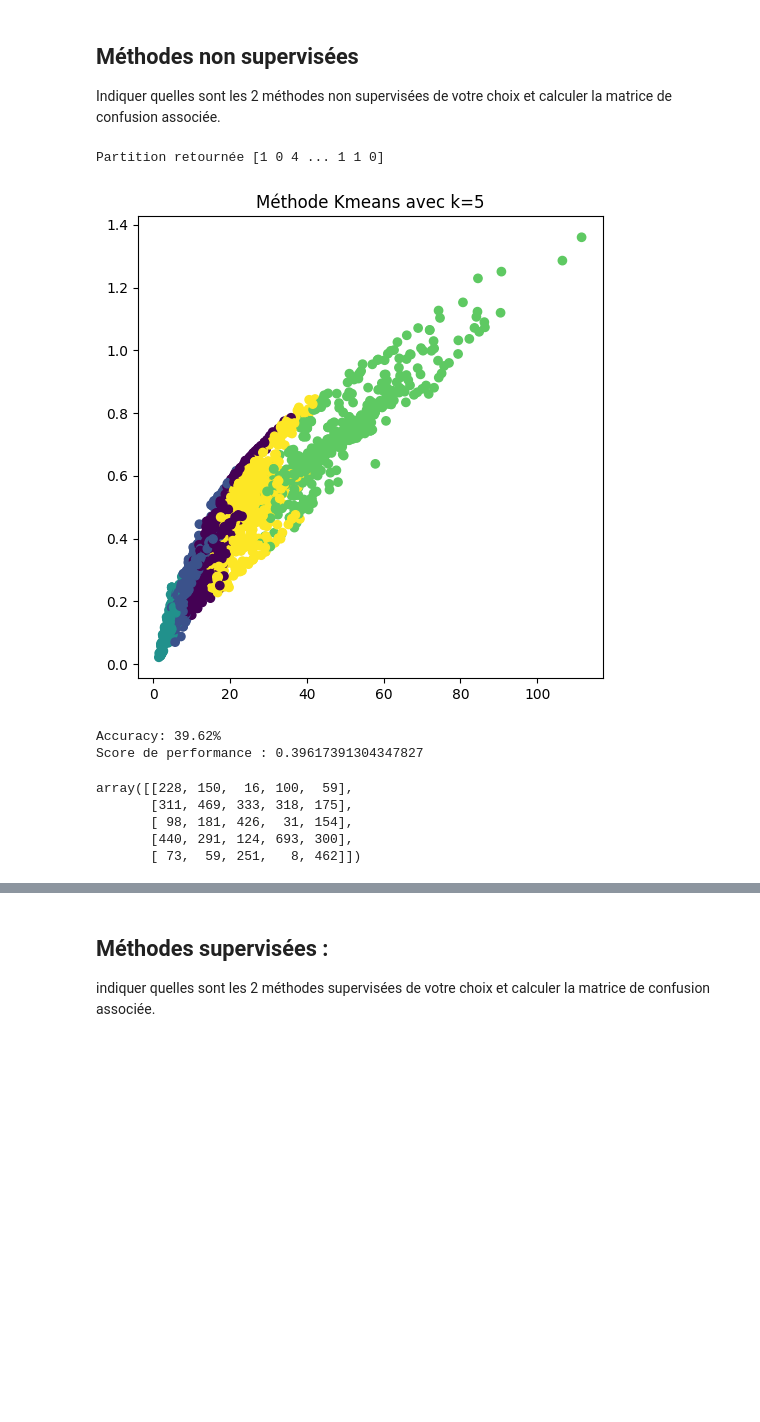
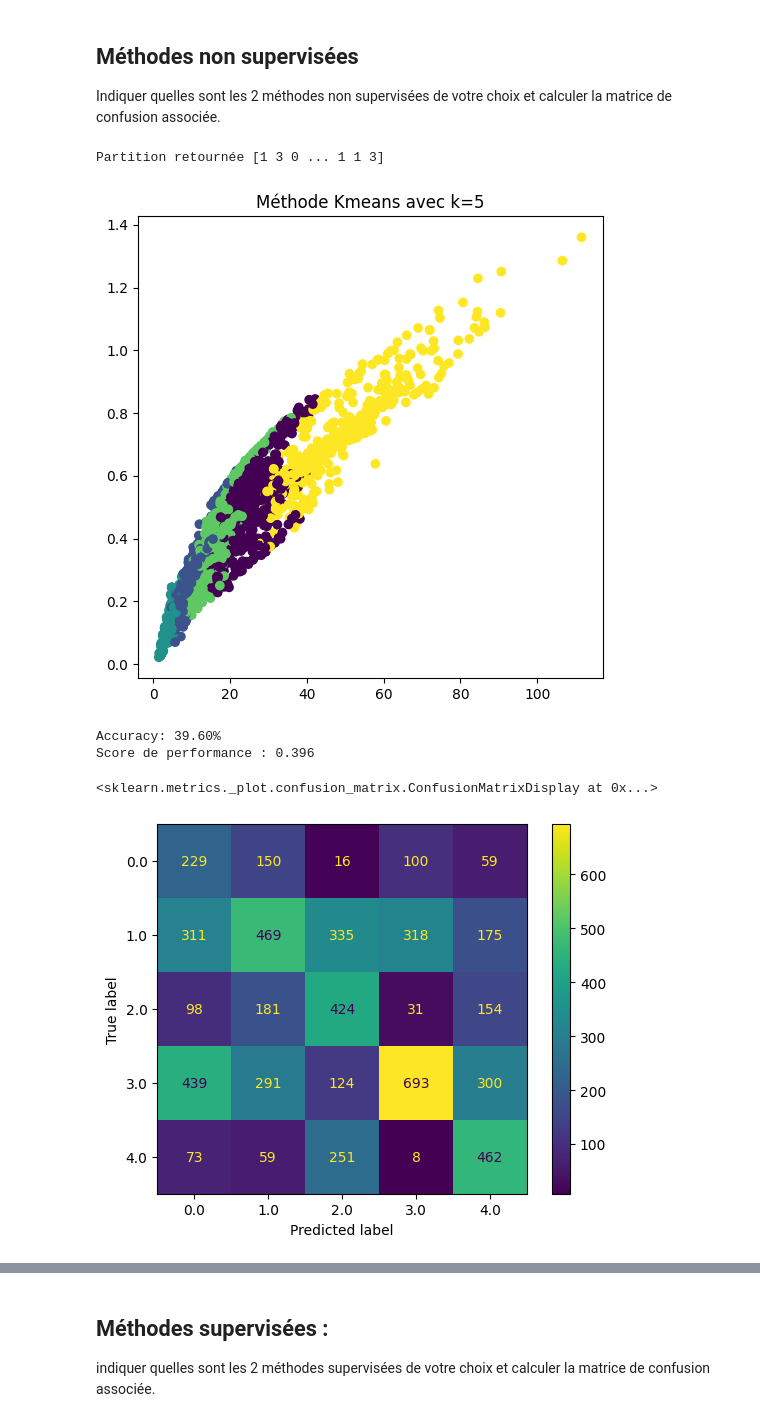
Before and after one commit to ellieee12/ecg_data_classification, a Jupyter notebook: Projet_ECG_Etudiant.ipynb, the cells around one changed output, grey strips where cells are left out. Drawn from its saved outputs; the diff is of its cells as text; code cells hidden in the pictures; blank space fills up the shorter version.

Commit message:
renamed variables and matrix confusion image

```diff
--- a/Projet_ECG_Etudiant.ipynb
+++ b/Projet_ECG_Etudiant.ipynb
@@ -115,39 +115,37 @@ LabelFull = np.concatenate((LabelApp, LabelTest), axis=0)
 # %%
 # Première méthode: K-means
 from sklearn.cluster import KMeans
 
 y_pred = KMeans(n_clusters=5, init='random').fit_predict(DataFull)
 
 print('Partition retournée',y_pred)
 
 # Affichage des clusters
 plt.figure(figsize=(6, 6))
 plt.scatter(DataFull[:, 0], DataFull[:, 1], c=y_pred)
 plt.title("Méthode Kmeans avec k=5")
 plt.show()
 
 y_label_clusturing = correspondance(y_pred,LabelFull.astype(np.int64))
 accuracy = np.mean(y_label_clusturing == LabelFull)
 print(f"Accuracy: {accuracy:.2%}")
 
 from sklearn.metrics import accuracy_score
 # Evaluation de la performance du modèle à l'aide de la vérité terrain y_test
 print('Score de performance :',accuracy_score(y_label_clusturing, LabelFull))
 
 
 from sklearn.metrics import confusion_matrix
 # Calcul de la matrice de confusion
 confusion_matrix(y_label_clusturing, LabelFull)
+ConfusionMatrixDisplay.from_predictions(y_label_clusturing, LabelFull)
 # %% [output]
-Partition retournée [1 0 4 ... 1 1 0]
+Partition retournée [1 3 0 ... 1 1 3]
-[figure, old version]
+[figure, new version]
-Accuracy: 39.62%
-Score de performance : 0.39617391304347827
+Accuracy: 39.60%
+Score de performance : 0.396
-array([[228, 150,  16, 100,  59],
-       [311, 469, 333, 318, 175],
-       [ 98, 181, 426,  31, 154],
-       [440, 291, 124, 693, 300],
-       [ 73,  59, 251,   8, 462]])
+<sklearn.metrics._plot.confusion_matrix.ConfusionMatrixDisplay at 0x...>
+[figure, added]
 # %%
 # Seconde méthode: AffinityPropagation
 from sklearn.cluster import AffinityPropagation
```
Also changed, not shown: parts of 3 cells of this notebook.
